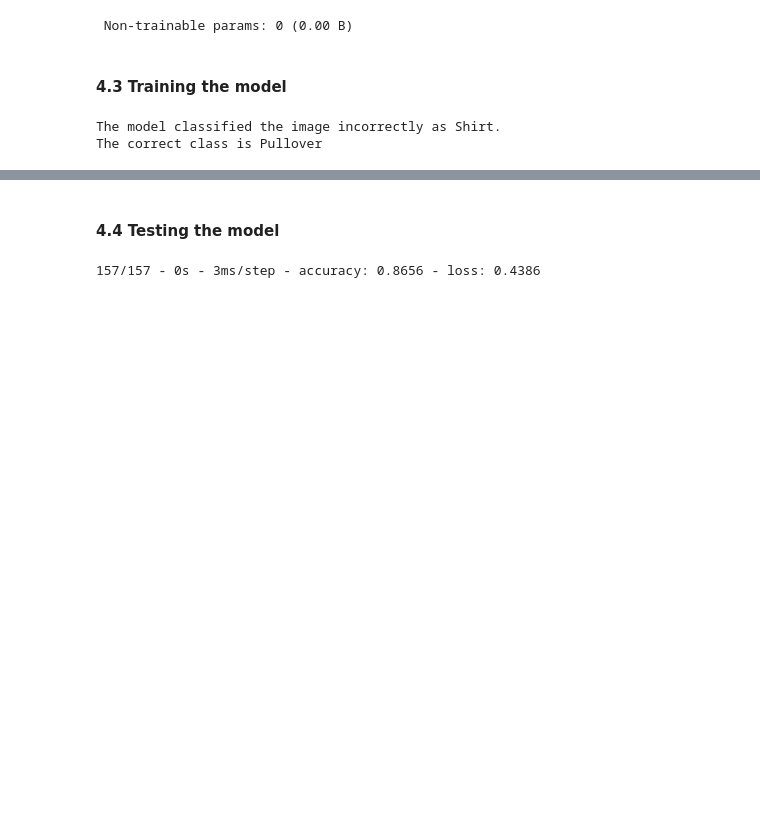
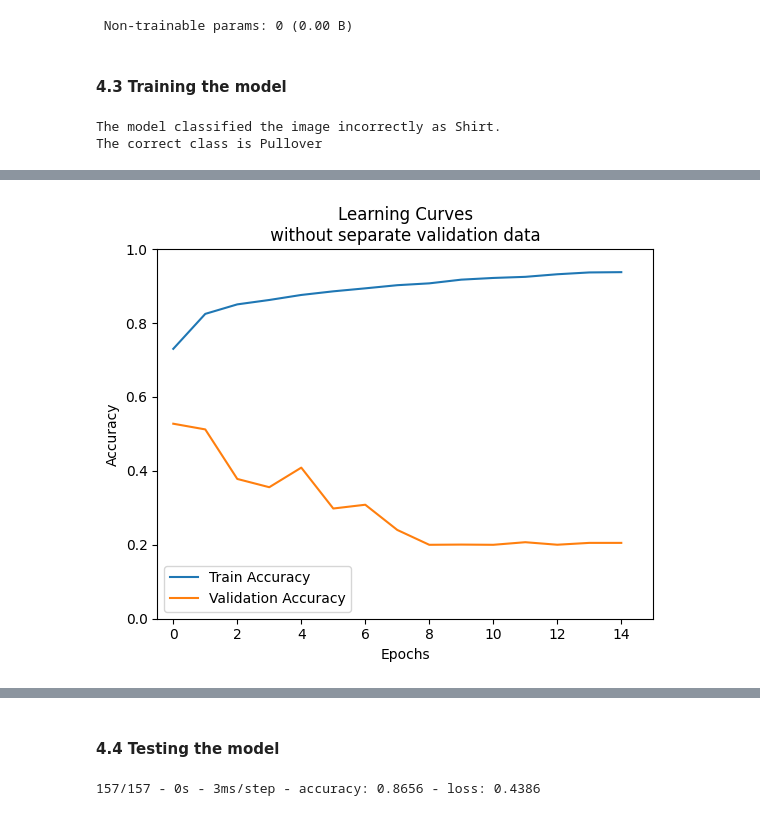
Before and after one commit to versroot/MLproject2024, a Jupyter notebook: knn_and_cnn_calssification.ipynb, the cells around one changed output, grey strips where cells are left out. Saved outputs shown, nothing was run; the diff lists cells and outputs as text; code cells hidden in the pictures; blank space fills up the shorter version.

```diff
--- a/knn_and_cnn_calssification.ipynb
+++ b/knn_and_cnn_calssification.ipynb
@@ -358,6 +358,19 @@ Epoch 14/15
 313/313 ━━━━━━━━━━━━━━━━━━━━ 2s 7ms/step - accuracy: 0.9394 - loss: 0.1555 - val_accuracy: 0.2052 - val_loss: 1.6360
 Epoch 15/15
 313/313 ━━━━━━━━━━━━━━━━━━━━ 2s 7ms/step - accuracy: 0.9408 - loss: 0.1540 - val_accuracy: 0.2052 - val_loss: 1.6719
+# %%
+# learning curve - no validation set
+plt.plot(trained_cnn_origi.history['accuracy'], label='Train Accuracy')
+plt.plot(trained_cnn_origi.history['val_accuracy'], label='Validation Accuracy')
+plt.xlabel('Epochs')
+plt.ylabel('Accuracy')
+plt.ylim([0, 1])
+plt.xlim([-0.5, 15])
+plt.legend()
+plt.title('Learning Curves\n without separate validation data ')
+plt.show()
+# %% [output]
+[figure, added]
 # %%
 #training the model with separate validation model
 trained_cnn = model_cnn.fit(X_train,y_train, epochs=15, validation_data=(X_val, y_val))
```
Also changed, not shown: parts of 3 cells of this notebook.
